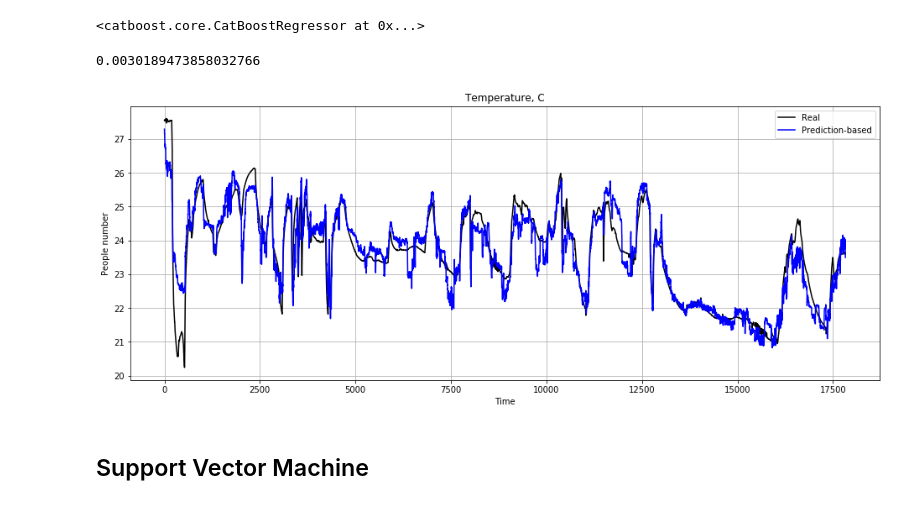
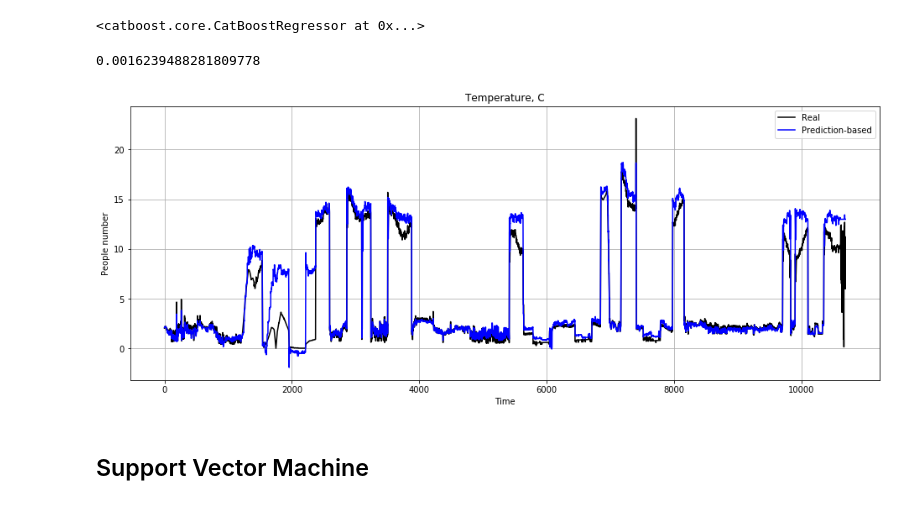
Before and after one commit to 5mad/microclimate, a Jupyter notebook: ml_with_time_shift.ipynb, the cells around one changed output. Saved outputs shown, nothing was run; the diff lists cells and outputs as text; code cells hidden in the pictures.

Commit message:
added weather dataset and power

```diff
--- a/ml_with_time_shift.ipynb
+++ b/ml_with_time_shift.ipynb
@@ -86,0 +53,13 @@ data_offset
+# %%
+#outside weather
+#downloaded from https://rp5.ru/ for Moscow region
+weather_data = pd.read_csv('data/weather_dataset.csv', header=6, delimiter=';')
+weather_data = pd.DataFrame(weather_data.iloc[:,0])
+weather_data.index = pd.DataFrame(weather_data.index).loc[:,0].apply(lambda x: str(x[3:6]+x[0:3]+x[6:]))
+weather_data.index = pd.to_datetime(weather_data.index)
+weather_data.columns = ['T_out']
+weather_data = weather_data.merge(data_merged, left_index=True, right_index=True, how='outer')
+# %%
+#interpolation
+weather_data = weather_data.interpolate()
+weather_data = weather_data.dropna()
@@ -87,3 +80,13 @@ data_offset
+# %%
+S = np.pi*0.25**2
+ro = 1.2754
+Cp = 1000
+Q = S * ro * weather_data['air_in_speed']
+P_vent = (Cp*Q*np.abs(weather_data['T_out']-weather_data['PVT_air_in_T'])+ Q*weather_data['air_in_speed']**2/2)/1000
+P_rad = weather_data[['radiator_val1','radiator_val2','radiator_val3']].sum(axis=1)*0.3
+P_fan = weather_data['air_cond_state']*3
+P_total = P_vent + P_rad + P_fan
+weather_data['P_total'] = P_total
 # %% [markdown]
 ### Catboost
 # %%
@@ -102,15 +101,18 @@ labels_cols
 # %%
-features_cols = data_offset.columns.tolist()[:-4]
-features_cols.remove('TC_x')
-labels_cols = data_offset.columns.tolist()[-4:]
+# features_cols = data_offset.columns.tolist()[:-4]
+# features_cols.remove('TC_x')
+# labels_cols = data_offset.columns.tolist()[-4:]
 
-x_train, x_test, y_train, y_test = train_test_split(data_offset.loc[:,features_cols], data_offset.loc[:,labels_cols],
-                                                                                    test_size=0.2, shuffle=False)
+# x_train, x_test, y_train, y_test = train_test_split(data_offset.loc[:,features_cols], data_offset.loc[:,labels_cols],
+#                                                                                     test_size=0.2, shuffle=False)
+x_train, x_test, y_train, y_test = train_test_split(weather_data.iloc[:,:-1], weather_data.iloc[:,-1], test_size=0.2, shuffle=False)
+
+
 scale_x = MinMaxScaler()
 scale_y = MinMaxScaler()
 x_train = scale_x.fit_transform(x_train)
-y_train = scale_y.fit_transform(y_train)
+y_train = scale_y.fit_transform(y_train.values.reshape(-1,1))
 x_test = scale_x.transform(x_test)
-y_test = scale_y.transform(y_test)
+y_test = scale_y.transform(y_test.values.reshape(-1,1))
 # %%
 cat = CatBoostRegressor()
@@ -124,21 +126,21 @@ y_shit_scale = np.vstack((np.vstack((y_pred,y_pred)),np.vstack((y_pred,y_pred)))
 # %%
-mean_squared_error(y_test[:,3], y_pred)
+mean_squared_error(y_test, y_pred)
 # %% [output]
-0.0030189473858032766
+0.0016239488281809778
 # %%
 plt.figure(figsize=(16,6))
-plt.plot(scale_y.inverse_transform(y_test)[:,3], 'k', label='Real')
-plt.plot(scale_y.inverse_transform(y_shit_scale)[:,3], 'b', label='Prediction-based')
+plt.plot(scale_y.inverse_transform(y_test), 'k', label='Real')
+plt.plot(scale_y.inverse_transform(y_pred.reshape(-1,1)), 'b', label='Prediction-based')
 plt.legend()
 plt.title('Temperature, C')
 plt.xlabel('Time')
 plt.ylabel('People number')
 #plt.ylim([0,1])
 #plt.xlim([0,100])
 plt.grid()
 plt.show()
 # %% [output]
-[figure, old version]
+[figure, new version]
 # %% [markdown]
 ## Support Vector Machine
 # %%
```
Also changed, not shown: parts of 22 cells of this notebook, 1 other file.
